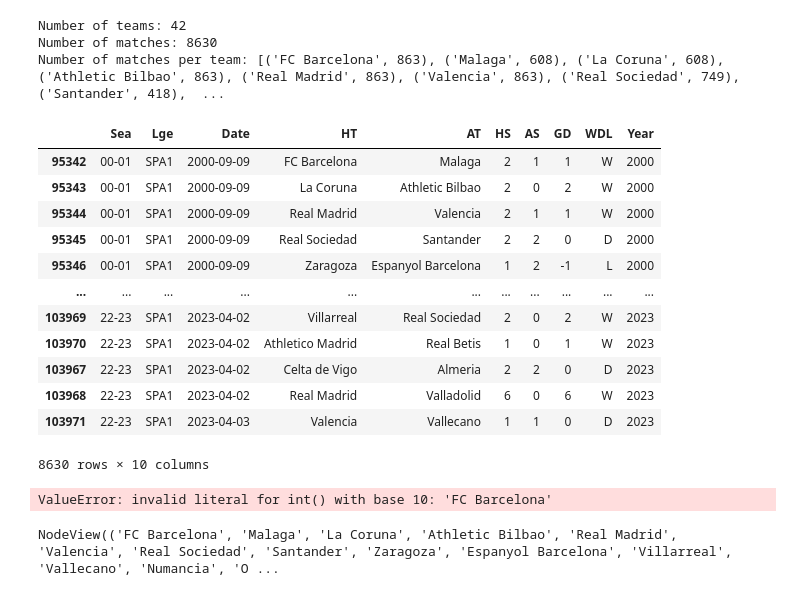
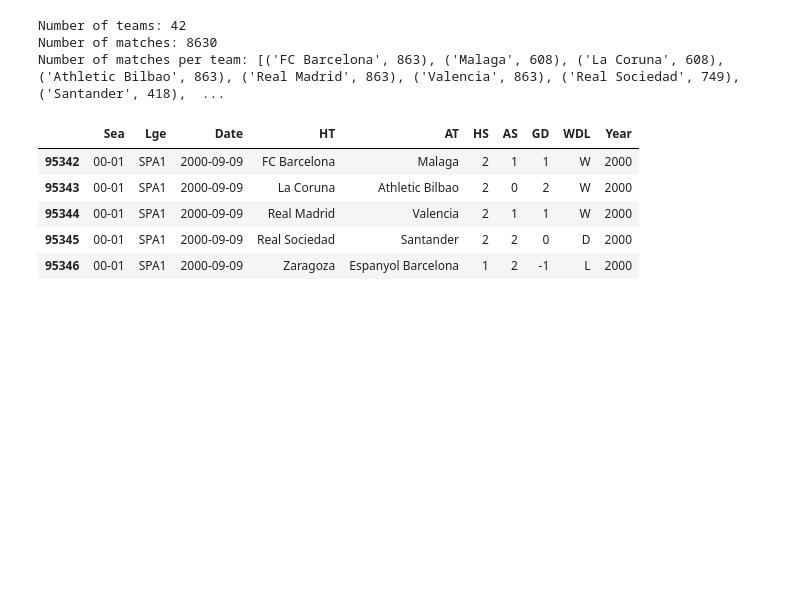
Before and after one commit to spoho-datascience/dfg-rating, a Jupyter notebook: experiments/notebooks/examples/POC_Daniel.ipynb, the cells around one changed output. Saved outputs shown, nothing was run; the diff lists cells and outputs as text; code cells hidden in the pictures; blank space fills up the shorter version.

```diff
--- a/experiments/notebooks/examples/POC_Daniel.ipynb
+++ b/experiments/notebooks/examples/POC_Daniel.ipynb
@@ -9,0 +3,14 @@ sys.path.append(project_directory)
+# %%
+import sys
+import os
+from dotenv import find_dotenv, load_dotenv
+import pandas as pd
+
+
+# Agrega la ruta del proyecto al sys.path si es necesario
+sys.path.append(os.getenv("PROJECT_DIRECTORY"))
+
+# Lee los archivos CSV
+df_train = pd.read_csv(os.getenv("TRAINING_CSV"))
+df_prediction = pd.read_csv(os.getenv("PREDICTION_CSV"))
+df_train.head()
@@ -22,4 +28,0 @@ from dfg_rating.model.rating.controlled_trend_rating import ControlledTrendRatin
-# %%
-df_train = pd.read_csv("C:/Users/Asus/Desktop/Phd/Codigo/Datos/TrainingSet-FINAL.csv")
-df_prediction = pd.read_csv("C:/Users/Asus/Desktop/Phd/Codigo/Datos/PredictionSet-FINAL.csv")
-df_train.head()
@@ -109,18 +109,11 @@ Number of teams: 42
 Number of matches: 8630
 Number of matches per team: [('FC Barcelona', 863), ('Malaga', 608), ('La Coruna', 608), ('Athletic Bilbao', 863), ('Real Madrid', 863), ('Valencia', 863), ('Real Sociedad', 749), ('Santander', 418),  ...
 # %%
-df_train_SPAIN
+df_train_SPAIN.head()
 # %% [output]
 |  | Sea | Lge | Date | HT | AT | HS | AS | GD | WDL | Year |
 | 95342 | 00-01 | SPA1 | 2000-09-09 | FC Barcelona | Malaga | 2 | 1 | 1 | W | 2000 |
 | 95343 | 00-01 | SPA1 | 2000-09-09 | La Coruna | Athletic Bilbao | 2 | 0 | 2 | W | 2000 |
 | 95344 | 00-01 | SPA1 | 2000-09-09 | Real Madrid | Valencia | 2 | 1 | 1 | W | 2000 |
 | 95345 | 00-01 | SPA1 | 2000-09-09 | Real Sociedad | Santander | 2 | 2 | 0 | D | 2000 |
 | 95346 | 00-01 | SPA1 | 2000-09-09 | Zaragoza | Espanyol Barcelona | 1 | 2 | -1 | L | 2000 |
-| ... | ... | ... | ... | ... | ... | ... | ... | ... | ... | ... |
-| 103969 | 22-23 | SPA1 | 2023-04-02 | Villarreal | Real Sociedad | 2 | 0 | 2 | W | 2023 |
-| 103970 | 22-23 | SPA1 | 2023-04-02 | Athletico Madrid | Real Betis | 1 | 0 | 1 | W | 2023 |
-| 103967 | 22-23 | SPA1 | 2023-04-02 | Celta de Vigo | Almeria | 2 | 2 | 0 | D | 2023 |
-| 103968 | 22-23 | SPA1 | 2023-04-02 | Real Madrid | Valladolid | 6 | 0 | 6 | W | 2023 |
-| 103971 | 22-23 | SPA1 | 2023-04-03 | Valencia | Vallecano | 1 | 1 | 0 | D | 2023 |
-8630 rows × 10 columns
@@ -151,12 +119,0 @@ rps = RankProbabilityScore(
-# %%
-#Error 31/10/2023
-for n in [networks]:
-    n.add_rating(rating=elo, rating_name='elo_rating')
-    n.add_forecast(forecast=elo_forecast, forecast_name='elo_forecast', base_ranking="elo_rating")
-    n.add_evaluation(rps, "elo_rating")
-# %% [output]
-ValueError: invalid literal for int() with base 10: 'FC Barcelona'
-# %%
-networks.data.nodes
-# %% [output]
-NodeView(('FC Barcelona', 'Malaga', 'La Coruna', 'Athletic Bilbao', 'Real Madrid', 'Valencia', 'Real Sociedad', 'Santander', 'Zaragoza', 'Espanyol Barcelona', 'Villarreal', 'Vallecano', 'Numancia', 'O ...
```
Also changed, not shown: parts of 17 cells of this notebook.
